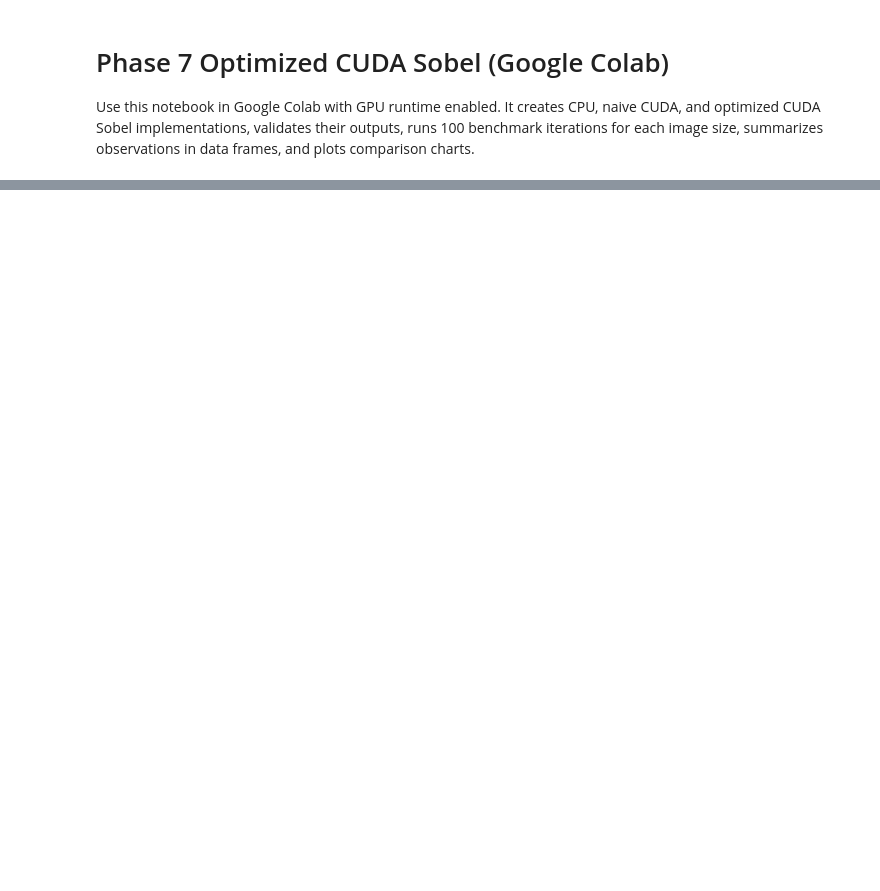
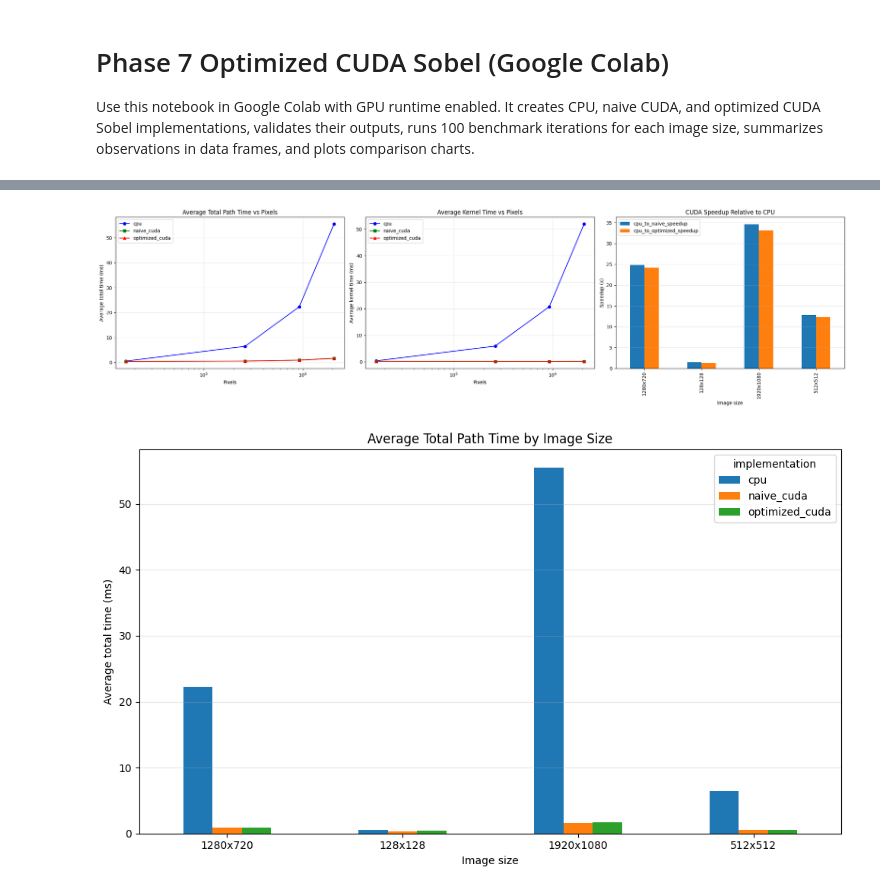
Before and after one commit to K3V1N0123/edge-detection, a Jupyter notebook: colab_phase7_optimized_cuda.ipynb, the cells around one changed output, grey strips where cells are left out. Saved outputs shown, nothing was run; the diff lists cells and outputs as text; code cells hidden in the pictures; blank space fills up the shorter version.

```diff
--- a/colab_phase7_optimized_cuda.ipynb
+++ b/colab_phase7_optimized_cuda.ipynb
@@ -605,40 +683,46 @@ display(observation_df)
 plot_df = results_df.copy()
 fig, axes = plt.subplots(1, 3, figsize=(22, 6))
 
+markers = {'cpu': 'o', 'naive_cuda': 's', 'optimized_cuda': '^'}
+colors = {'cpu': 'blue', 'naive_cuda': 'green', 'optimized_cuda': 'red'}
+
 for implementation in plot_df['implementation'].unique():
     subset = plot_df[plot_df['implementation'] == implementation]
-    axes[0].plot(subset['pixels'], subset['avg_total_ms'], marker='o', label=implementation)
-    axes[1].plot(subset['pixels'], subset['avg_kernel_ms'], marker='o', label=implementation)
+    axes[0].plot(subset['pixels'], subset['avg_total_ms'], marker=markers[implementation], color=colors[implementation], label=implementation)
+    axes[1].plot(subset['pixels'], subset['avg_kernel_ms'], marker=markers[implementation], color=colors[implementation], label=implementation)
 
 pivot_speedup = observation_df.set_index('size')[['cpu_to_naive_speedup', 'cpu_to_optimized_speedup']]
 pivot_speedup.plot(kind='bar', ax=axes[2])
 
 axes[0].set_title('Average Total Path Time vs Pixels')
 axes[0].set_xlabel('Pixels')
 axes[0].set_ylabel('Average total time (ms)')
 axes[0].set_xscale('log')
 axes[0].grid(True, alpha=0.3)
 axes[0].legend()
 
 axes[1].set_title('Average Kernel Time vs Pixels')
 axes[1].set_xlabel('Pixels')
 axes[1].set_ylabel('Average kernel time (ms)')
 axes[1].set_xscale('log')
 axes[1].grid(True, alpha=0.3)
 axes[1].legend()
 
 axes[2].set_title('CUDA Speedup Relative to CPU')
 axes[2].set_xlabel('Image size')
 axes[2].set_ylabel('Speedup (x)')
 axes[2].grid(True, axis='y', alpha=0.3)
 
 plt.tight_layout()
 plt.show()
 
 pivot_total = results_df.pivot(index='size', columns='implementation', values='avg_total_ms')
 ax = pivot_total.plot(kind='bar', figsize=(10, 6), rot=0, title='Average Total Path Time by Image Size')
 ax.set_xlabel('Image size')
 ax.set_ylabel('Average total time (ms)')
 ax.grid(True, axis='y', alpha=0.3)
 plt.tight_layout()
 plt.show()
+# %% [output]
+[figure, added]
+[figure, added]
```
Also changed, not shown: parts of 12 cells of this notebook.
